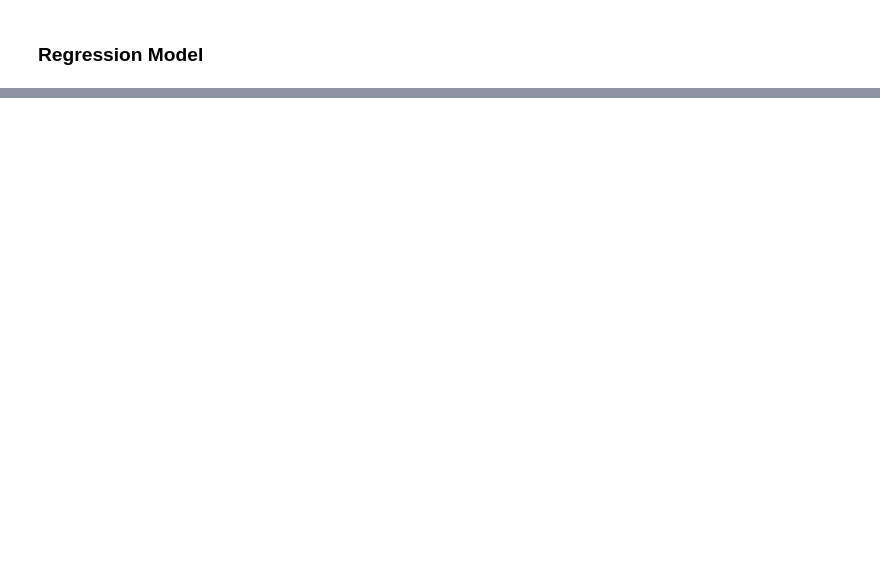
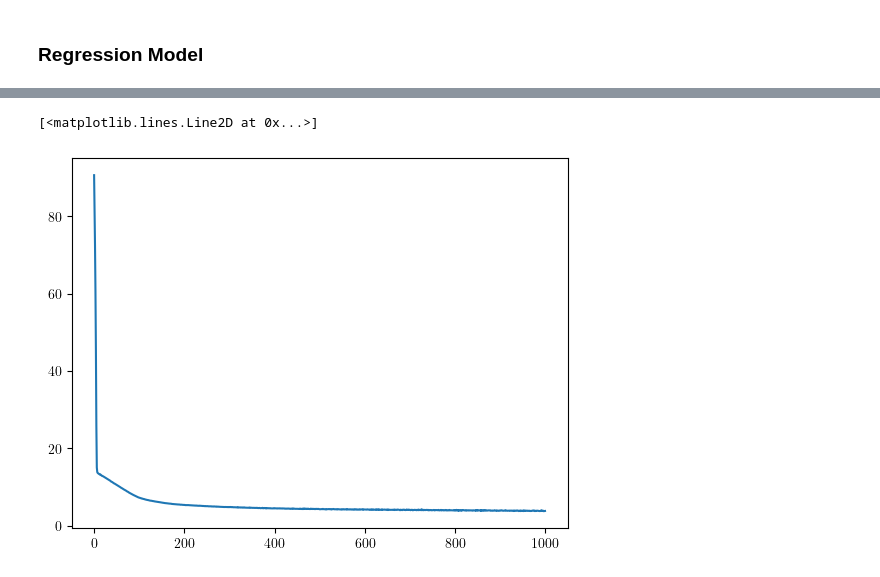
Before and after one commit to luisrlp/contact-surface, a Jupyter notebook: draft.ipynb, the cells around one changed output, grey strips where cells are left out. Drawn from its saved outputs; the diff is of its cells as text; code cells hidden in the pictures; blank space fills up the shorter version.

```diff
--- a/draft.ipynb
+++ b/draft.ipynb
@@ -669,0 +1147,5 @@ train_model_Hertz(EPOCHS, model_Hertz, train_loader, valid_loader, loss_fn, opti
+# %%
+plt.plot(error_gamma_epoch)
+# %% [output]
+[<matplotlib.lines.Line2D at 0x...>]
+[figure, added]
```
Also changed, not shown: parts of 39 cells of this notebook, 17 other files.
